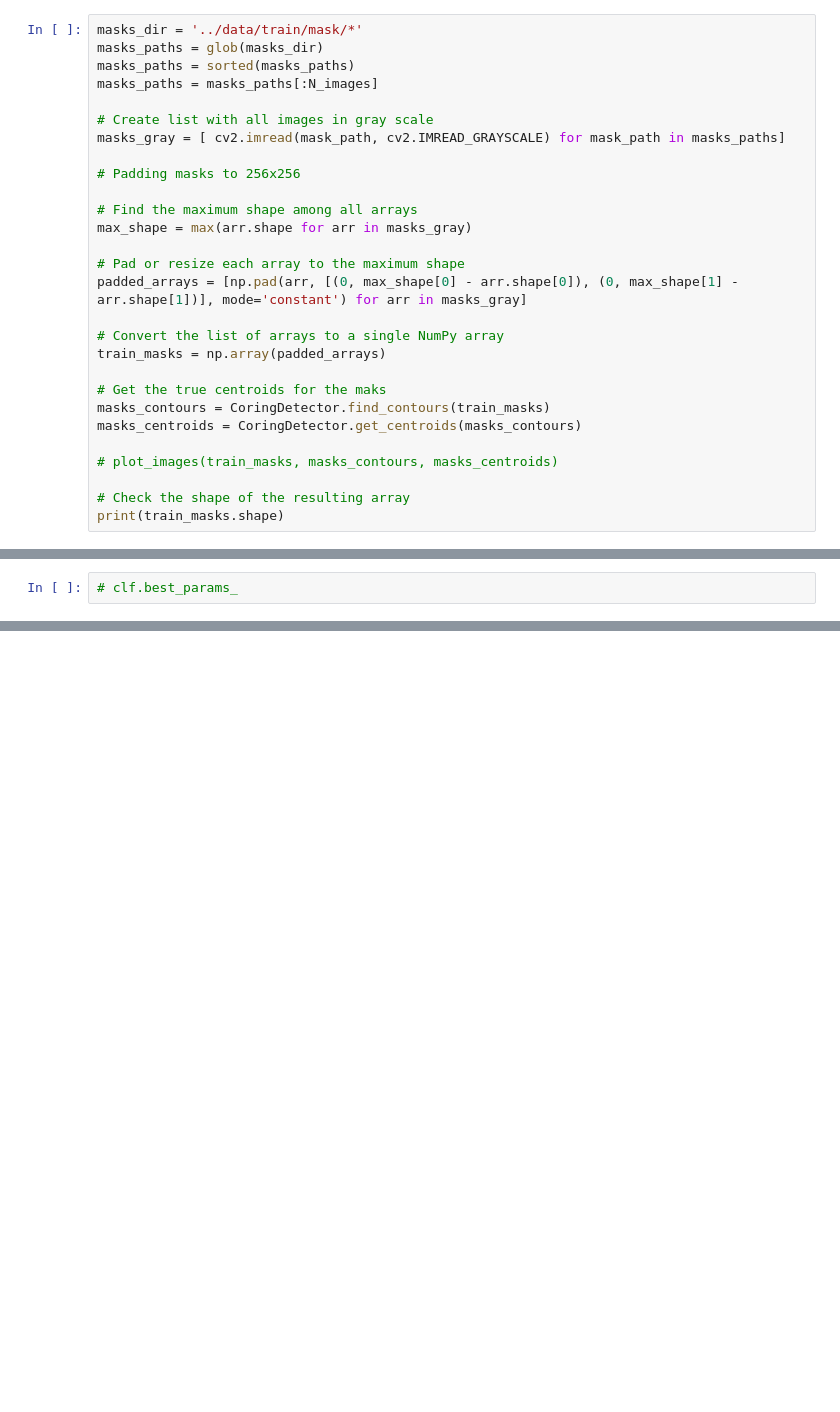
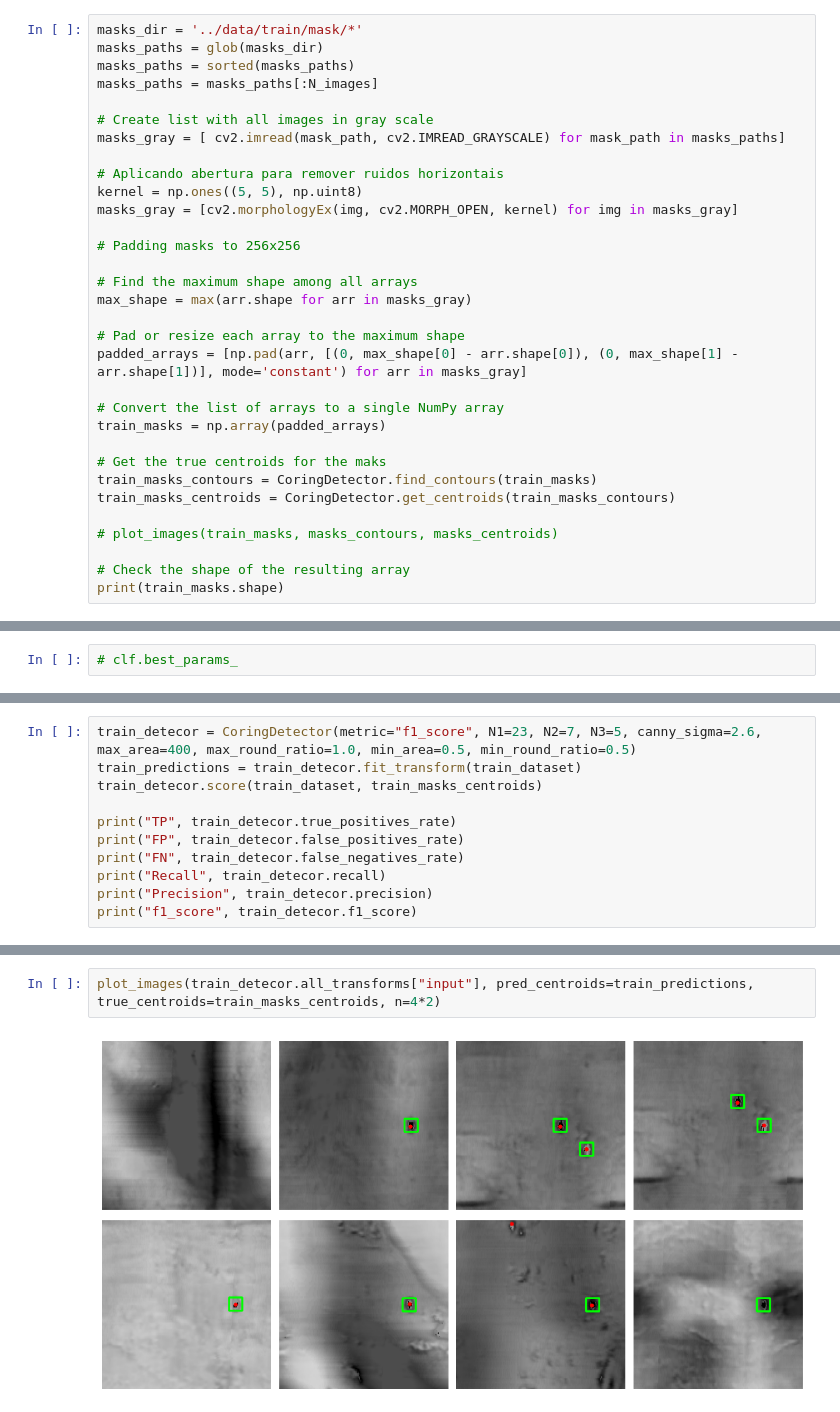
Before and after one commit to AnthonyAposta/sidewall-coring-detection, a Jupyter notebook: image_log_project/optimize_coring_detector.ipynb, the cells around one changed output, grey strips where cells are left out. Drawn from its saved outputs; the diff is of its cells as text; blank space fills up the shorter version.

```diff
--- a/image_log_project/optimize_coring_detector.ipynb
+++ b/image_log_project/optimize_coring_detector.ipynb
@@ -48,6 +50,10 @@ masks_paths = masks_paths[:N_images]
 
 # Create list with all images in gray scale
 masks_gray = [ cv2.imread(mask_path, cv2.IMREAD_GRAYSCALE) for mask_path in masks_paths]
+
+# Aplicando abertura para remover ruidos horizontais
+kernel = np.ones((5, 5), np.uint8)
+masks_gray = [cv2.morphologyEx(img, cv2.MORPH_OPEN, kernel) for img in masks_gray]
 
 # Padding masks to 256x256
 
@@ -61,8 +67,8 @@ padded_arrays = [np.pad(arr, [(0, max_shape[0] - arr.shape[0]), (0, max_shape[1]
 train_masks = np.array(padded_arrays)
 
 # Get the true centroids for the maks
-masks_contours = CoringDetector.find_contours(train_masks)
-masks_centroids = CoringDetector.get_centroids(masks_contours)
+train_masks_contours = CoringDetector.find_contours(train_masks)
+train_masks_centroids = CoringDetector.get_centroids(train_masks_contours)
 
 # plot_images(train_masks, masks_contours, masks_centroids)
 
@@ -108,0 +190,11 @@ A total of 8 parameters set were created.
+# %%
+train_detecor = CoringDetector(metric="f1_score", N1=23, N2=7, N3=5, canny_sigma=2.6, max_area=400, max_round_ratio=1.0, min_area=0.5, min_round_ratio=0.5)
+train_predictions = train_detecor.fit_transform(train_dataset)
+train_detecor.score(train_dataset, train_masks_centroids)
+
+print("TP", train_detecor.true_positives_rate)
+print("FP", train_detecor.false_positives_rate)
+print("FN", train_detecor.false_negatives_rate)
+print("Recall", train_detecor.recall)
+print("Precision", train_detecor.precision)
+print("f1_score", train_detecor.f1_score)
@@ -108,0 +210,4 @@ A total of 8 parameters set were created.
+# %%
+plot_images(train_detecor.all_transforms["input"], pred_centroids=train_predictions, true_centroids=train_masks_centroids, n=4*2)
+# %% [output]
+[figure, added]
```
Also changed, not shown: parts of 33 cells of this notebook, 5 other files.
